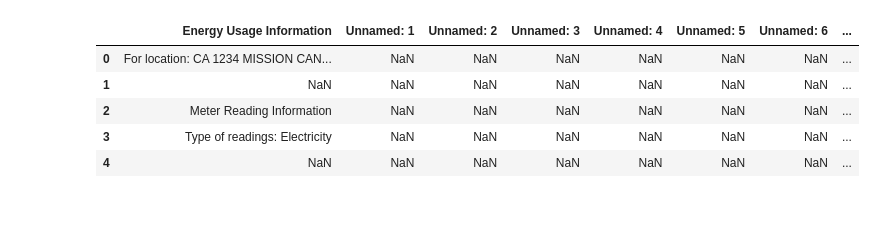
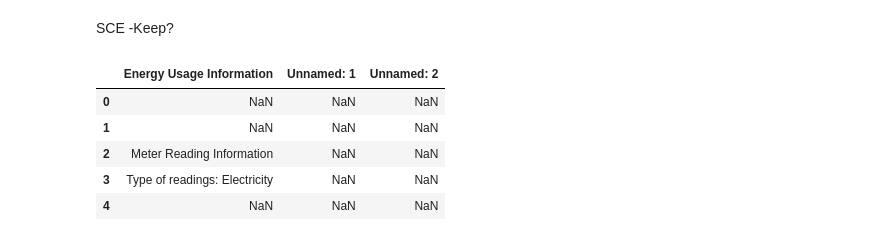
Before and after one commit to Data-and-Programming-2-TAs/Sarah-Discussion-Notebooks, a Jupyter notebook: lab_2-messy data.ipynb, the cells around one changed output. Drawn from its saved outputs; the diff is of its cells as text; code cells hidden in the pictures; blank space fills up the shorter version.

```diff
--- a/lab_2-messy data.ipynb
+++ b/lab_2-messy data.ipynb
@@ -18,14 +18,16 @@ os.listdir()
+# %% [markdown]
+SCE -Keep?
 # %%
-filename = 'SCE_Usage_3-000-1369-04_01-01-20_to_08-31-20.csv'
+filename = 'SCE_Usage_3-000-1369-04_10-01-19_to_01-31-20.csv'
 df = pd.read_csv(os.path.join(path, filename))
 df.head()
 # %% [output]
-|  | Energy Usage Information | Unnamed: 1 | Unnamed: 2 | Unnamed: 3 | Unnamed: 4 | Unnamed: 5 | Unnamed: 6 | ... |
-| 0 | For location: CA 1234 MISSION CAN... | NaN | NaN | NaN | NaN | NaN | NaN | ... |
-| 1 | NaN | NaN | NaN | NaN | NaN | NaN | NaN | ... |
-| 2 | Meter Reading Information | NaN | NaN | NaN | NaN | NaN | NaN | ... |
-| 3 | Type of readings: Electricity | NaN | NaN | NaN | NaN | NaN | NaN | ... |
-| 4 | NaN | NaN | NaN | NaN | NaN | NaN | NaN | ... |
+|  | Energy Usage Information | Unnamed: 1 | Unnamed: 2 |
+| 0 | NaN | NaN | NaN |
+| 1 | NaN | NaN | NaN |
+| 2 | Meter Reading Information | NaN | NaN |
+| 3 | Type of readings: Electricity | NaN | NaN |
+| 4 | NaN | NaN | NaN |
 # %%
 df = pd.read_csv(os.path.join(path, filename),
                  skiprows = 13)
```
Also changed, not shown: parts of 23 cells of this notebook, 1 other file.
